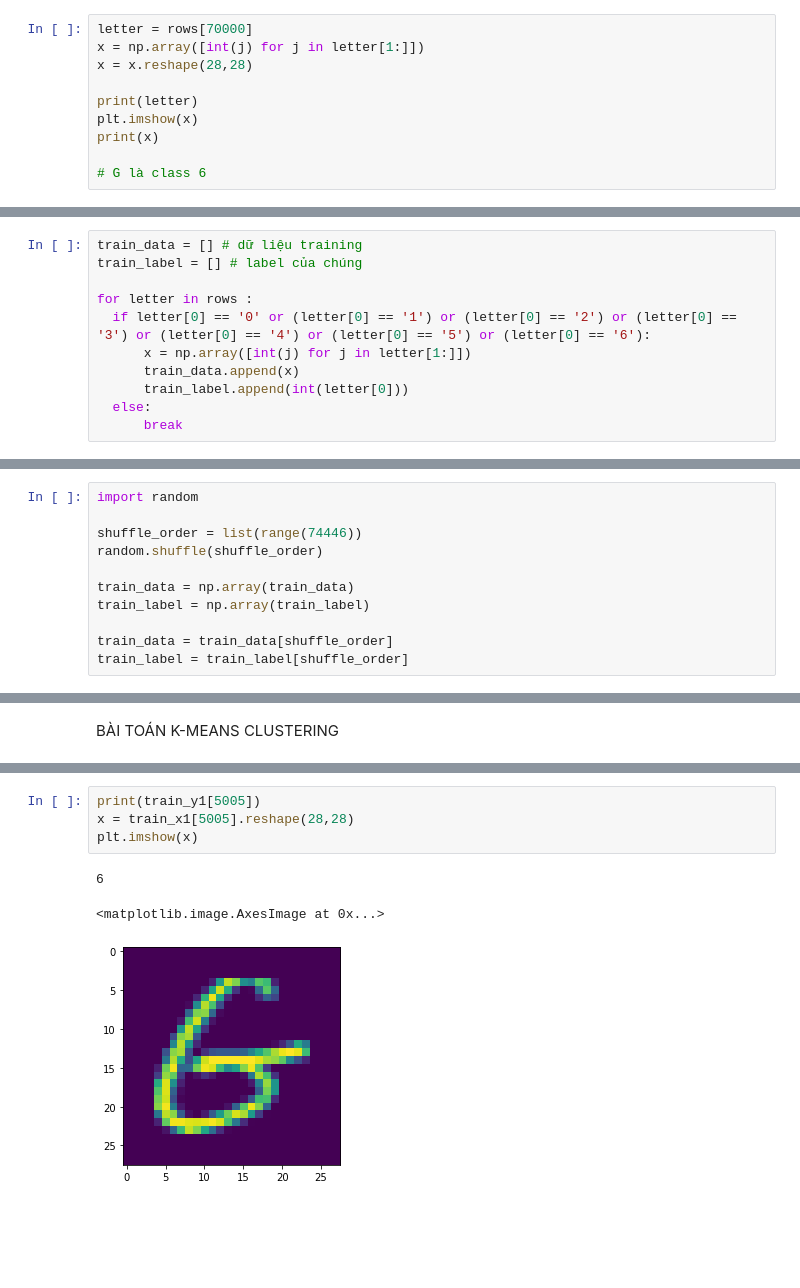
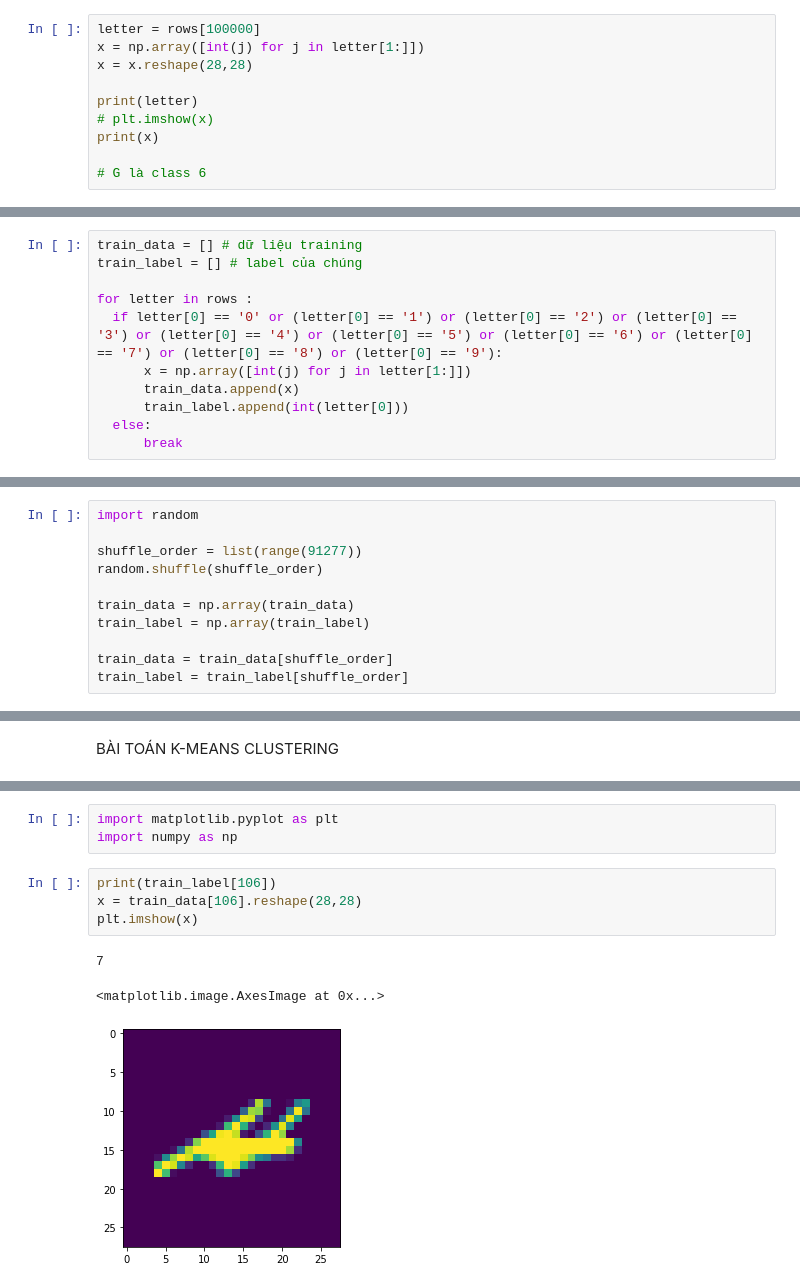
Before and after one commit to datdinh173011/abc, a Jupyter notebook: Datndchuviettay.ipynb, the cells around one changed output, grey strips where cells are left out. Cells and saved outputs as stored; diff of their text form; blank space fills up the shorter version.

```diff
--- a/Datndchuviettay.ipynb
+++ b/Datndchuviettay.ipynb
@@ -70,12 +92,12 @@ E là class 4
 ...
 Z là class 26
 # %%
-letter = rows[70000]
+letter = rows[100000]
 x = np.array([int(j) for j in letter[1:]])
 x = x.reshape(28,28)
 
 print(letter)
-plt.imshow(x)
+# plt.imshow(x)
 print(x)
 
 # G là class 6
@@ -106,7 +127,7 @@ train_data = [] # dữ liệu training
 train_label = [] # label của chúng
 
 for letter in rows :
-  if letter[0] == '0' or (letter[0] == '1') or (letter[0] == '2') or (letter[0] == '3') or (letter[0] == '4') or (letter[0] == '5') or (letter[0] == '6'):
+  if letter[0] == '0' or (letter[0] == '1') or (letter[0] == '2') or (letter[0] == '3') or (letter[0] == '4') or (letter[0] == '5') or (letter[0] == '6') or (letter[0] == '7') or (letter[0] == '8') or (letter[0] == '9'):
       x = np.array([int(j) for j in letter[1:]])
       train_data.append(x)
       train_label.append(int(letter[0]))
@@ -126,7 +148,7 @@ print(train_label)
 # %%
 import random
 
-shuffle_order = list(range(74446))
+shuffle_order = list(range(91277))
 random.shuffle(shuffle_order)
 
 train_data = np.array(train_data)
@@ -255,8 +469,11 @@ test_y1 = train_label[67000:]
+# %%
+import matplotlib.pyplot as plt
+import numpy as np
 # %%
-print(train_y1[5005])
-x = train_x1[5005].reshape(28,28)
+print(train_label[106])
+x = train_data[106].reshape(28,28)
 plt.imshow(x)
 # %% [output]
-6
+7
 <matplotlib.image.AxesImage at 0x...>
-[figure, old version]
+[figure, new version]
```
Also changed, not shown: parts of 40 cells of this notebook.
